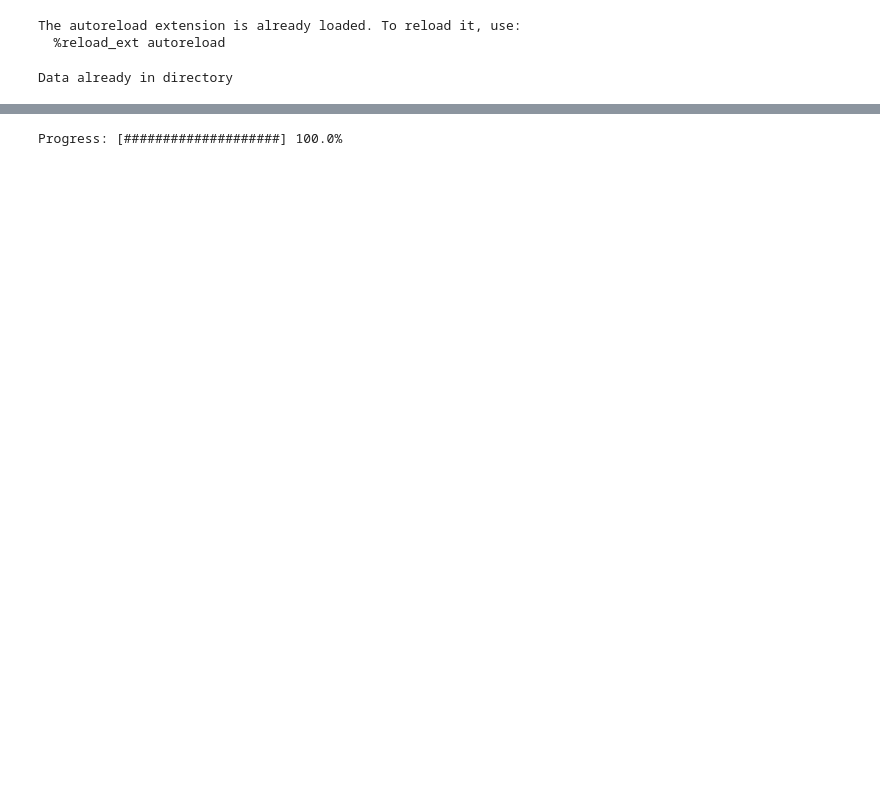
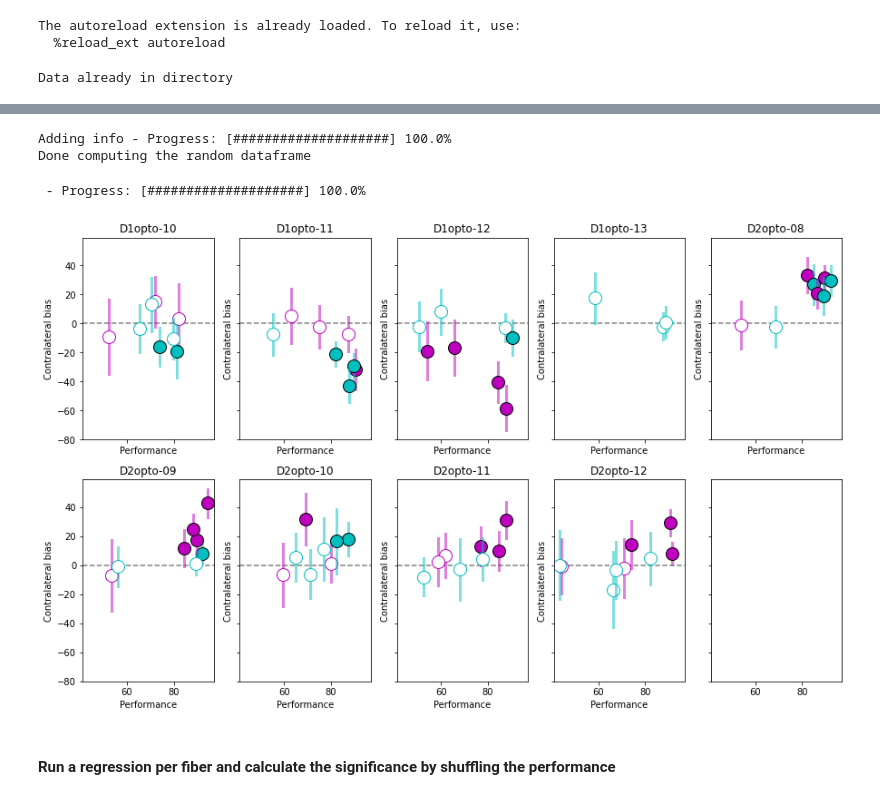
Before and after one commit to SainsburyWellcomeCentre/SJLab_APE_paper, a Jupyter notebook: doc/figures_notebooks/Figure_7_FG.ipynb, the cells around one changed output, grey strips where cells are left out. Drawn from its saved outputs; the diff is of its cells as text; code cells hidden in the pictures; blank space fills up the shorter version.

```diff
--- a/doc/figures_notebooks/Figure_7_FG.ipynb
+++ b/doc/figures_notebooks/Figure_7_FG.ipynb
@@ -39,7 +45,48 @@ Data already in directory
 # %%
-# Generate random optostimulation choices for every session
+# Specify the number of random datasets to do
 n_times = 1000
 
-random_opto_df = cuf.get_random_choices_for_optostimulation(otl_df, n_times)
+# Compute the random dataframe
+random_opto_df = cuf.get_random_dataframe_for_optostimulation(otl_df, n_times)
 # %% [output]
-Progress: [####################] 100.0%
+Adding info - Progress: [####################] 100.0%
+Done computing the random dataframe
+# %%
+# fix the 'ceiling' effects, which occur because a mouse cannot move more to one side than 100% of the time
+# and recalculate bias, mean and std
+
+random_opto_df['bias_exp'] = None
+random_opto_df['bias_mean_exp'] = None
+random_opto_df['bias_std_exp'] = None
+
+for sc, session in enumerate(pd.unique(random_opto_df['SessionID'])):
+    session_idx = random_opto_df.index[random_opto_df.SessionID == session].item()
+    # get data for opto
+    opto_df = otl_df[(otl_df['SessionID'] == session) & (otl_df['OptoStim']==1)]
+    trialsDif = np.array(opto_df['TrialHighPerc'])
+    sideSelected = np.array(opto_df['FirstPoke'])
+    difficulty, opto_perf = cuf.get_choices(sideSelected, trialsDif)
+
+    mouse_line = random_opto_df.loc[session_idx].Genotype
+    stim_side = random_opto_df.loc[session_idx].stimulated_side
+    rand_difs = random_opto_df.loc[session_idx].Difficulties
+
+    # select the difference to look at for this session
+    # function to determine which difficulty to look at
+    dif_to_consider = cuf.difficulty_for_bias(mouse_line, stim_side)
+    dif_idx = list(rand_difs).index(dif_to_consider)
+    opto_dif_idx = list(difficulty).index(dif_to_consider)
+
+    # get data for the shuffles
+    updown_list = np.empty(n_times)
+    for i in range(n_times):
+        y_vals = random_opto_df.loc[session_idx].Random_choices[i]
+        updown_list[i] = y_vals[dif_idx] - opto_perf[opto_dif_idx]
+
+    random_opto_df.at[session_idx, 'bias_exp'] = updown_list
+    random_opto_df.at[session_idx, 'bias_mean_exp'] = np.nanmean(updown_list)
+    random_opto_df.at[session_idx, 'bias_std_exp'] = np.nanstd(updown_list)
+
+    update_progress((sc + 1) / len(pd.unique(random_opto_df['SessionID'])))
+# %% [output]
+ - Progress: [####################] 100.0%
@@ -45,0 +111,30 @@ Progress: [####################] 100.0%
+# %%
+# add the performance of each session using only the normal (non stimulated) trials
+random_opto_df['session_performance'] = None
+
+for session in pd.unique(random_opto_df['SessionID']):
+    session_idx = random_opto_df.index[random_opto_df.SessionID == session].item()
+    # get data for non-opto trials
+    normal_df = otl_df[(otl_df['SessionID'] == session) & (otl_df['OptoStim']==0)]
+    # calculate performance
+    sess_perf = 100 * np.nansum(normal_df.FirstPokeCorrect) / normal_df.shape[0]
+    random_opto_df.at[session_idx, 'session_performance'] = sess_perf
+# %%
+# Create a new column that gives a unique identifier to each fiber
+random_opto_df['fiber_id'] = [cuf.fiber_unique_id(random_opto_df.loc[x]) for x in random_opto_df.index.values]
+# %%
+# Calculate the contralateral significance of each session
+random_opto_df['significance_value'] = [cuf.significance_calculator(random_opto_df.loc[x]) for x in random_opto_df.index.values]
+# %%
+# plot data for each mouse
+# Filled circles are significant sessions
+# Cyan is right stimulation and magenta is left stimulation
+significant_criteria = 0.05
+fig = make_figures.make_figure_optoinhibition_through_learning_per_mouse(random_opto_df, significance=significant_criteria)
+plt.show(fig)
+# uncomment here to save the plot
+# data_directory = ''
+# plt.savefig(data_directory + 'optoinhibition_through_learning_per-mouse.pdf',
+#             transparent=True, bbox_inches='tight')
+# %% [output]
+[figure, added]
@@ -45,0 +153,2 @@ Progress: [####################] 100.0%
+# %% [markdown]
+#### Run a regression per fiber and calculate the significance by shuffling the performance
```
Also changed, not shown: parts of 9 cells of this notebook, 6 other files.
